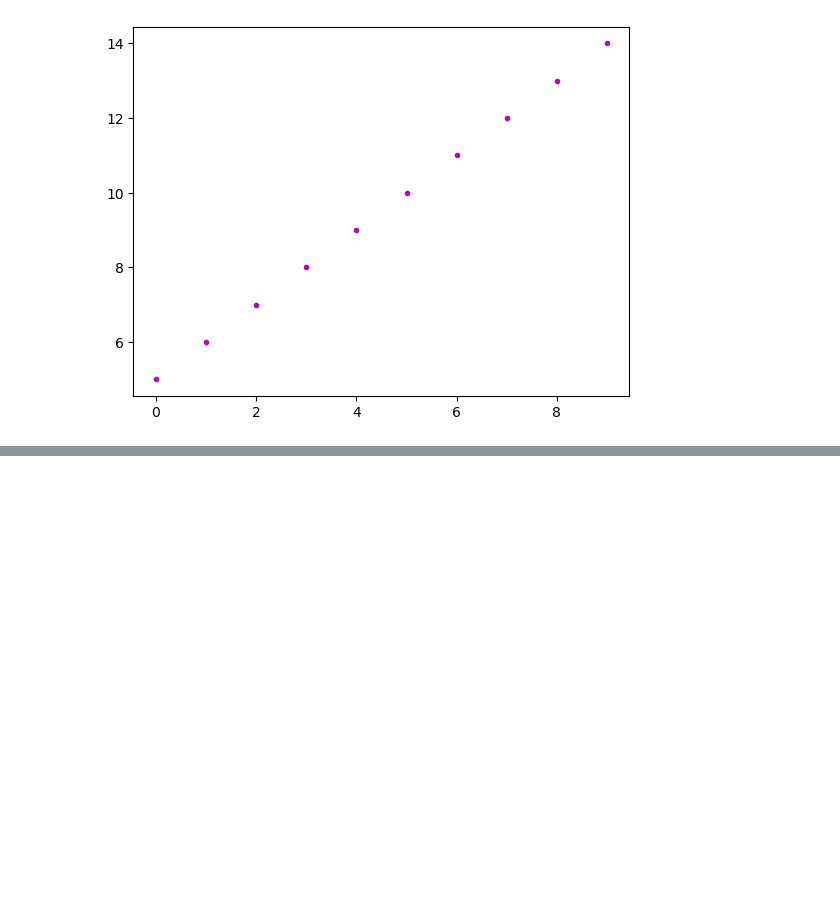
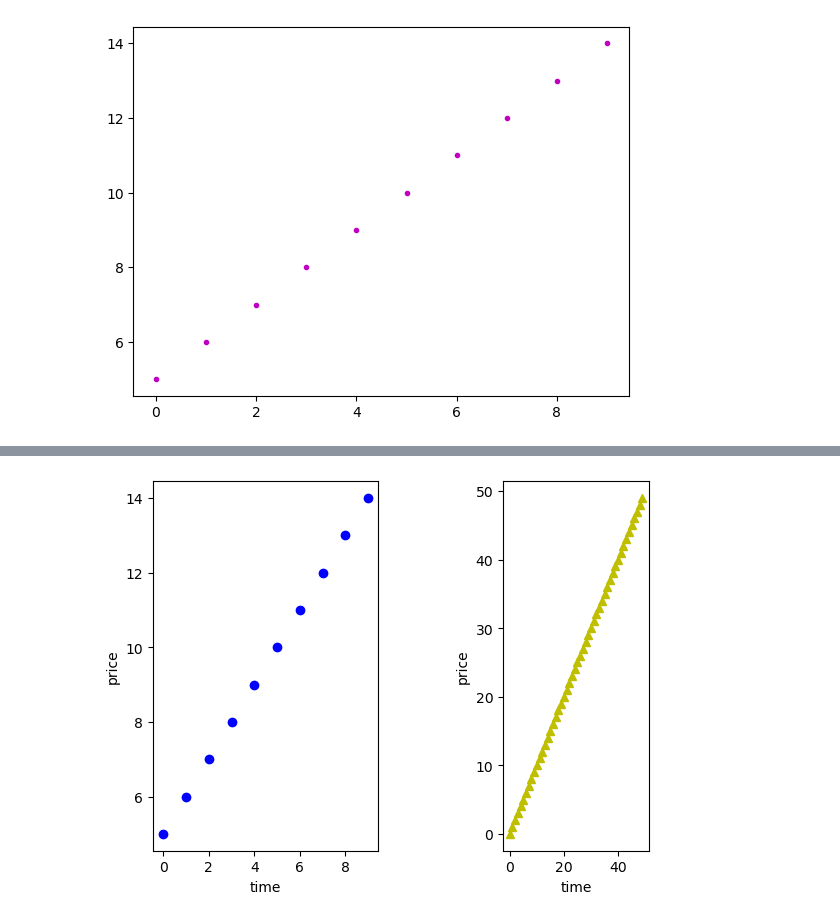
Before and after one commit to hyestar/202203python, a Jupyter notebook: 시각화연습.ipynb, the cells around one changed output, grey strips where cells are left out. Drawn from its saved outputs; the diff is of its cells as text; code cells hidden in the pictures; blank space fills up the shorter version.

```diff
--- a/시각화연습.ipynb
+++ b/시각화연습.ipynb
@@ -24,0 +49,21 @@ plt.plot(x,y,"m.")
+# %%
+fig = plt.figure()
+# fig.add_subplot(행의 갯수, 열의 갯수, 위치값)
+# 그래프 위치 지정
+ax1 = fig.add_subplot(1,2,1)
+ax2 = fig.add_subplot(1,3,3)
+# 원하는 위치에 그래프를 그림
+x = range(0,10)
+y = range(5,15)
+ax1.plot(x, y, 'bo')
+x = range(0, 50)
+y = range(0, 50)
+ax2.plot(x,y,'y^')
+# x축이름, y축이름 출력
+ax1.set_xlabel('time')
+ax1.set_ylabel('price')
+ax2.set_xlabel('time')
+ax2.set_ylabel('price')
+plt.show()
+# %% [output]
+[figure, added]
```
Also changed, not shown: parts of 7 cells of this notebook.
